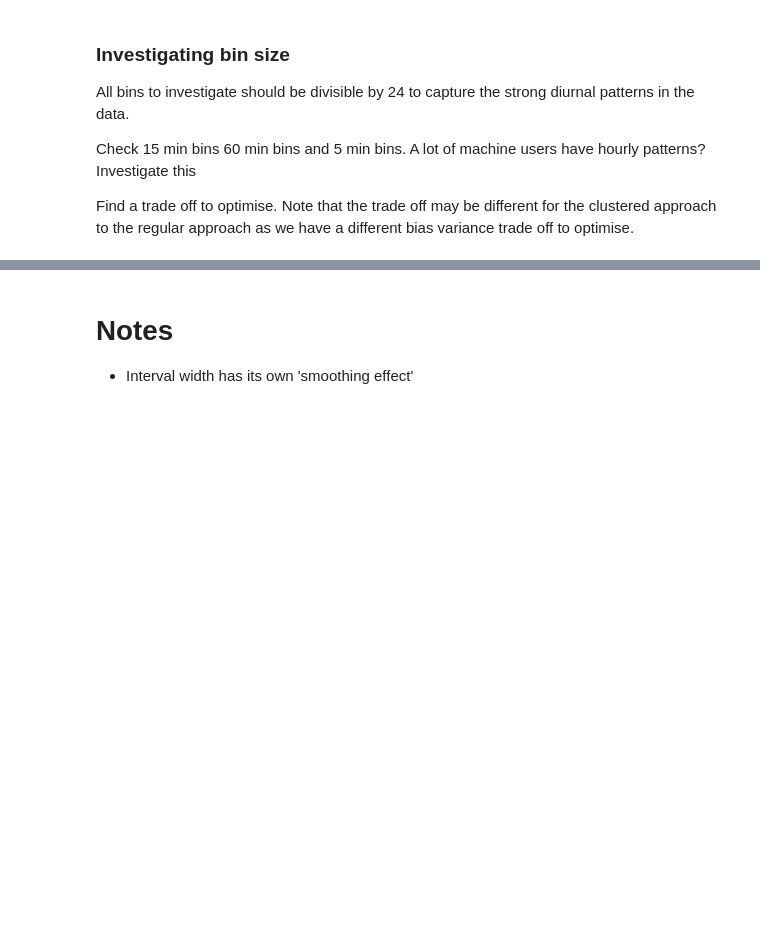
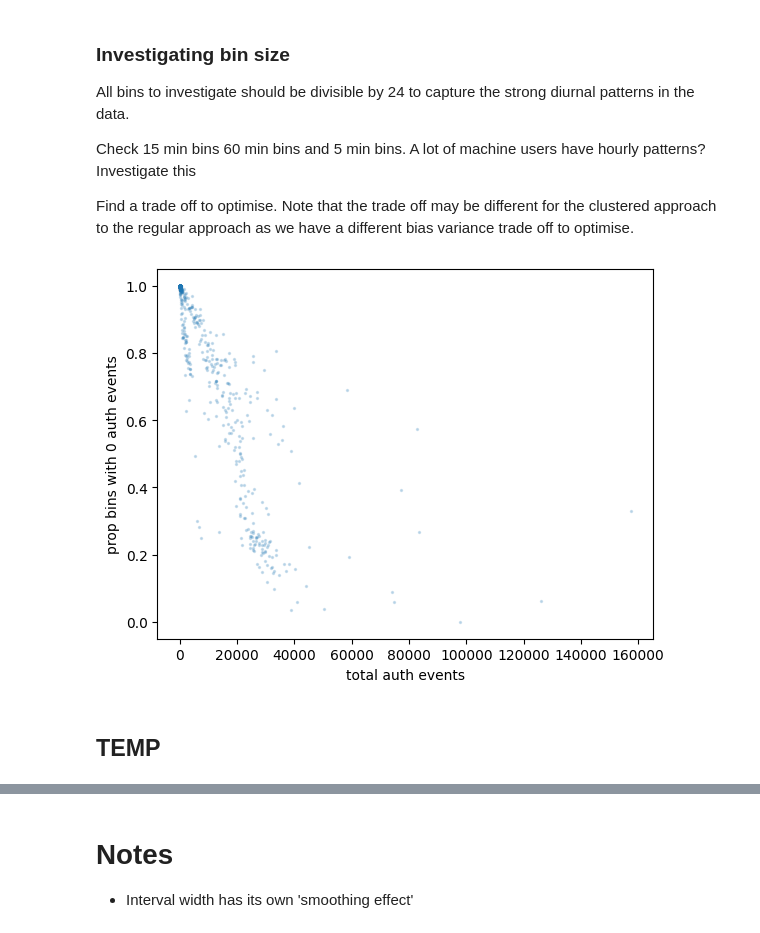
Before and after one commit to adam-broomhead/cybersecurity_thesis, a Jupyter notebook: notebooks/Imports and EDA/003_time_variance_and_binning.ipynb, the cells around one changed output, grey strips where cells are left out. Saved outputs shown, nothing was run; the diff lists cells and outputs as text; code cells hidden in the pictures; blank space fills up the shorter version.

```diff
--- a/notebooks/Imports and EDA/003_time_variance_and_binning.ipynb
+++ b/notebooks/Imports and EDA/003_time_variance_and_binning.ipynb
@@ -125,3 +125,38 @@ All bins to investigate should be divisible by 24 to capture the strong diurnal
 Check 15 min bins 60 min bins and 5 min bins. A lot of machine users have hourly patterns? Investigate this
 
 Find a trade off to optimise. Note that the trade off may be different for the clustered approach to the regular approach as we have a different bias variance trade off to optimise.
+# %%
+df = pl.read_parquet('/home/ma/a/alb25/Project/thesis_code/data/processed/intermediate/toy_dataset.parquet')
+# %%
+# Checking dispersion vs user counts for a few bin sizes
+def create_bins_and_counts(df, bin_width):
+    #### Adding parameter bin columns
+    param_bins_per_day = int(24*60/bin_width)
+    numb_bins = (df.select('time').max().get_column('time').dt.total_minutes() // bin_width) + 1
+
+
+    # Creating a bin id column for parameter bins
+    df = df.with_columns((pl.col('time').dt.total_minutes()//bin_width).alias('bin_id'))
+    df = df.group_by(['bin_id', 'source_user@domain']).agg(pl.len().alias('bin_count'))
+
+
+    return df, numb_bins[0]
+
+df, numb_bins = create_bins_and_counts(df, 10)
+
+df = df.with_columns((pl.col('bin_count') == 1).alias('is_1'))
+
+df = df.group_by('source_user@domain').agg(
+    pl.col('bin_id').n_unique().alias('number_of_bins'),
+    (pl.col('is_1').sum() / numb_bins).alias('prop_1'),
+    ((numb_bins - pl.col('bin_id').n_unique()) / numb_bins).alias('prop_0'),
+    pl.col('bin_count').sum().alias('user_total_interactions'))
+# %%
+plt.scatter(df['user_total_interactions'], df['prop_0'], s=2, alpha=0.2)
+plt.xlabel('total auth events')
+plt.ylabel('prop bins with 0 auth events')
+plt.show()
+# %% [output]
+[figure, added]
+# %% [markdown]
+## TEMP
```
Also changed, not shown: parts of 3 cells of this notebook, 2 other files.
